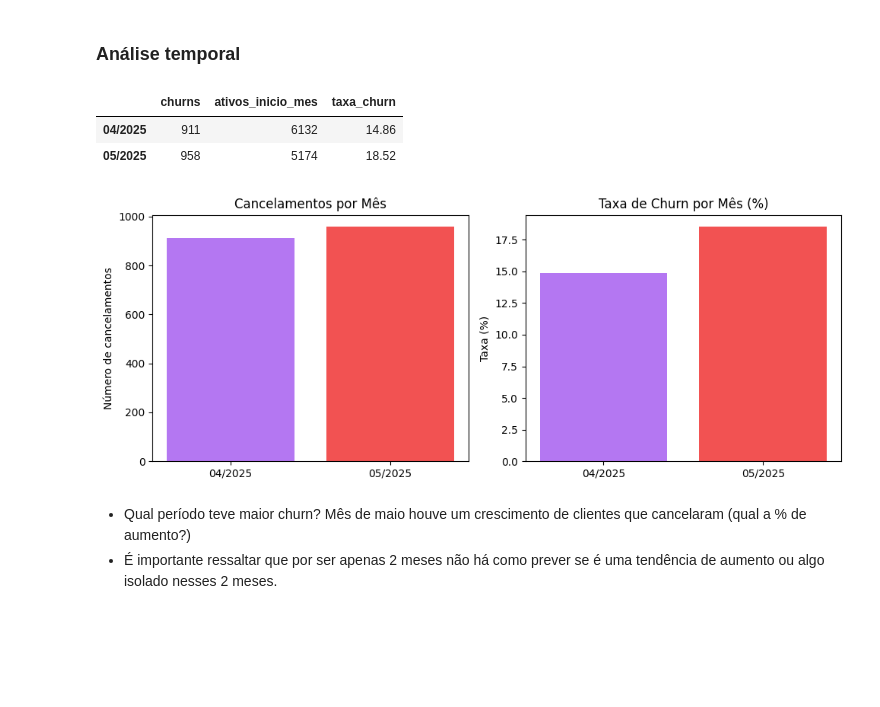
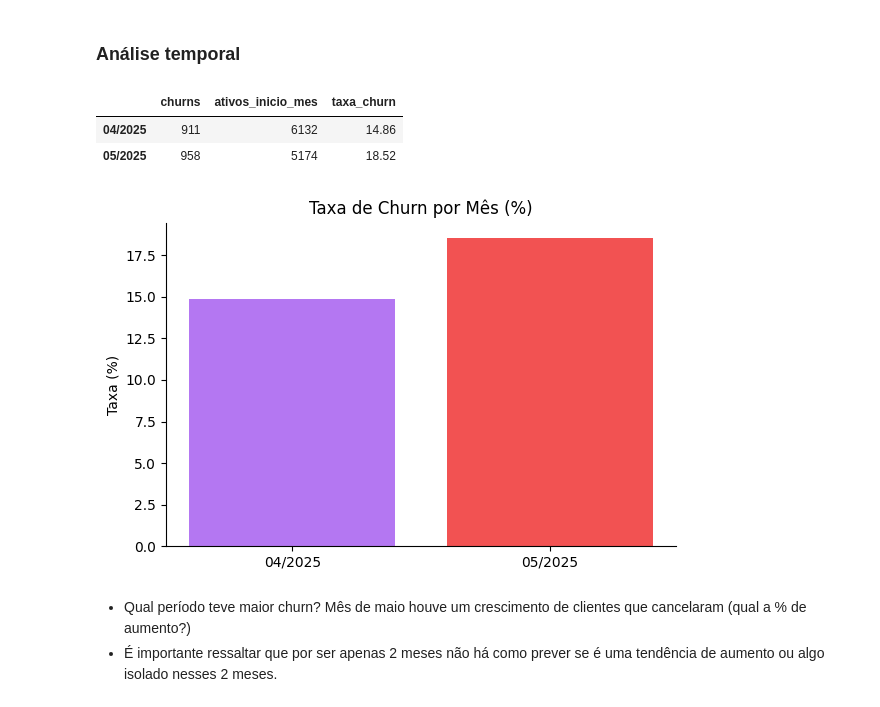
Before and after one commit to carolcalandrine/Analise-churn, a Jupyter notebook: projeto_churn.ipynb, the cells around one changed output. Saved outputs shown, nothing was run; the diff lists cells and outputs as text; code cells hidden in the pictures; blank space fills up the shorter version.

```diff
--- a/projeto_churn.ipynb
+++ b/projeto_churn.ipynb
@@ -794,45 +812,43 @@ Insights gerais:
 # %% [markdown]
 ### Análise temporal
 # %%
+# @title
 # Filtrar apenas os clientes que deram churn
 churns = df[~df['mes_churn'].isnull()]
 
 # Contar churns por mês
 churns_mes = churns['mes_churn'].value_counts().sort_index()
 
 # Calcular clientes ativos por mês
 ativos_abril = df.shape[0] - churns_mes.loc['04/2025'] if '04/2025' in churns_mes else df.shape[0]
 ativos_maio = ativos_abril - churns_mes.loc['05/2025'] if '05/2025' in churns_mes else ativos_abril
 
 # Construir DataFrame de análise temporal
 analise_temporal = pd.DataFrame({
     'churns': churns_mes,
     'ativos_inicio_mes': [ativos_abril, ativos_maio]
 }, index=['04/2025', '05/2025'])
 
 analise_temporal['taxa_churn'] = round(analise_temporal['churns'] / analise_temporal['ativos_inicio_mes'] * 100, 2)
 
 display(analise_temporal)
 
-fig, axes = plt.subplots(1, 2, figsize=(10, 4))
-
-# Cancelamentos absolutos
-axes[0].bar(analise_temporal.index, analise_temporal['churns'], color=['#B477F2', '#F25252'])
-axes[0].set_title('Cancelamentos por Mês')
-axes[0].set_ylabel('Número de cancelamentos')
+fig, ax = plt.subplots(figsize=(6, 4))
 
 # Taxa de churn
-axes[1].bar(analise_temporal.index, analise_temporal['taxa_churn'], color=['#B477F2', '#F25252'])
-axes[1].set_title('Taxa de Churn por Mês (%)')
-axes[1].set_ylabel('Taxa (%)')
+ax.bar(analise_temporal.index, analise_temporal['taxa_churn'], color=['#B477F2', '#F25252'])
+ax.set_title('Taxa de Churn por Mês (%)')
+ax.set_ylabel('Taxa (%)')
+ax.spines['top'].set_visible(False)
+ax.spines['right'].set_visible(False)
 
 plt.tight_layout()
 plt.show()
 # %% [output]
 |  | churns | ativos_inicio_mes | taxa_churn |
 | 04/2025 | 911 | 6132 | 14.86 |
 | 05/2025 | 958 | 5174 | 18.52 |
-[figure, old version]
+[figure, new version]
 # %% [markdown]
 - Qual período teve maior churn? Mês de maio houve um crescimento de clientes que cancelaram (qual a % de aumento?)
 - É importante ressaltar que por ser apenas 2 meses não há como prever se é uma tendência de aumento ou algo isolado nesses 2 meses.
```
Also changed, not shown: parts of 26 cells of this notebook.
